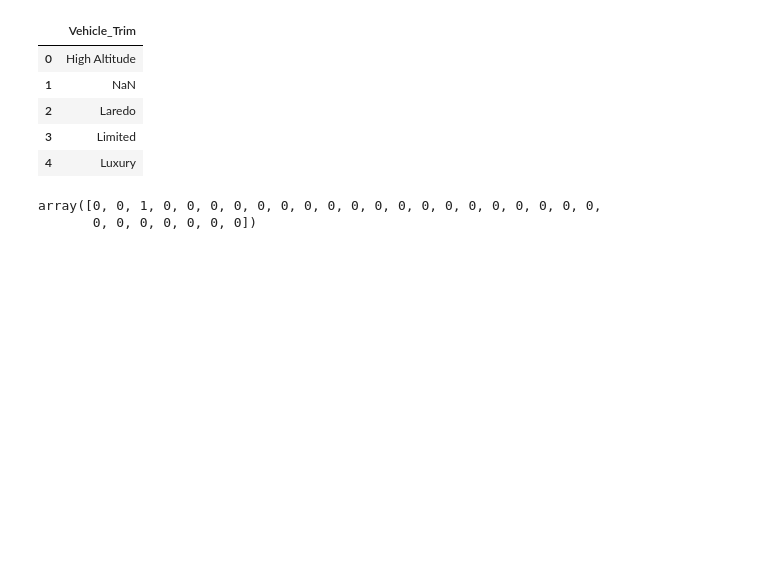
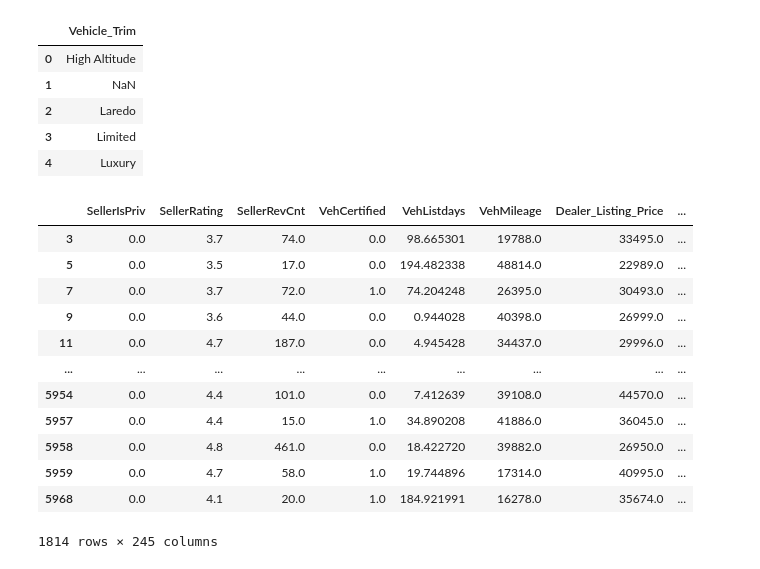
Before and after one commit to dtersegno/boeingds, a Jupyter notebook: notebooks/3_model.ipynb, the cells around one changed output. Saved outputs shown, nothing was run; the diff lists cells and outputs as text; code cells hidden in the pictures; blank space fills up the shorter version.

```diff
--- a/notebooks/3_model.ipynb
+++ b/notebooks/3_model.ipynb
@@ -149,13 +149,26 @@ traindf.dropna(inplace=True)
 # test_encode = decode_trim(test_decode, trims)
 # test_encode
 # %%
-encode_trim(test_encode, trims)
+#encode_trim(test_encode, trims)
-# %% [output]
-array([0, 0, 1, 0, 0, 0, 0, 0, 0, 0, 0, 0, 0, 0, 0, 0, 0, 0, 0, 0, 0, 0,
-       0, 0, 0, 0, 0, 0, 0])
 # %%
 #turn all training trims into vectors
 
 train_trims = pd.get_dummies(traindf['Vehicle_Trim'])
 # %%
 trims = train_trims.columns
+# %%
+traindf[traindf['Vehicle_Trim'] == 'Limited']
+# %% [output]
+|  | SellerIsPriv | SellerRating | SellerRevCnt | VehCertified | VehListdays | VehMileage | Dealer_Listing_Price | ... |
+| 3 | 0.0 | 3.7 | 74.0 | 0.0 | 98.665301 | 19788.0 | 33495.0 | ... |
+| 5 | 0.0 | 3.5 | 17.0 | 0.0 | 194.482338 | 48814.0 | 22989.0 | ... |
+| 7 | 0.0 | 3.7 | 72.0 | 1.0 | 74.204248 | 26395.0 | 30493.0 | ... |
+| 9 | 0.0 | 3.6 | 44.0 | 0.0 | 0.944028 | 40398.0 | 26999.0 | ... |
+| 11 | 0.0 | 4.7 | 187.0 | 0.0 | 4.945428 | 34437.0 | 29996.0 | ... |
+| ... | ... | ... | ... | ... | ... | ... | ... | ... |
+| 5954 | 0.0 | 4.4 | 101.0 | 0.0 | 7.412639 | 39108.0 | 44570.0 | ... |
+| 5957 | 0.0 | 4.4 | 15.0 | 1.0 | 34.890208 | 41886.0 | 36045.0 | ... |
+| 5958 | 0.0 | 4.8 | 461.0 | 0.0 | 18.422720 | 39882.0 | 26950.0 | ... |
+| 5959 | 0.0 | 4.7 | 58.0 | 1.0 | 19.744896 | 17314.0 | 40995.0 | ... |
+| 5968 | 0.0 | 4.1 | 20.0 | 1.0 | 184.921991 | 16278.0 | 35674.0 | ... |
+1814 rows × 245 columns
```
Also changed, not shown: parts of 16 cells of this notebook, 14 other files.
